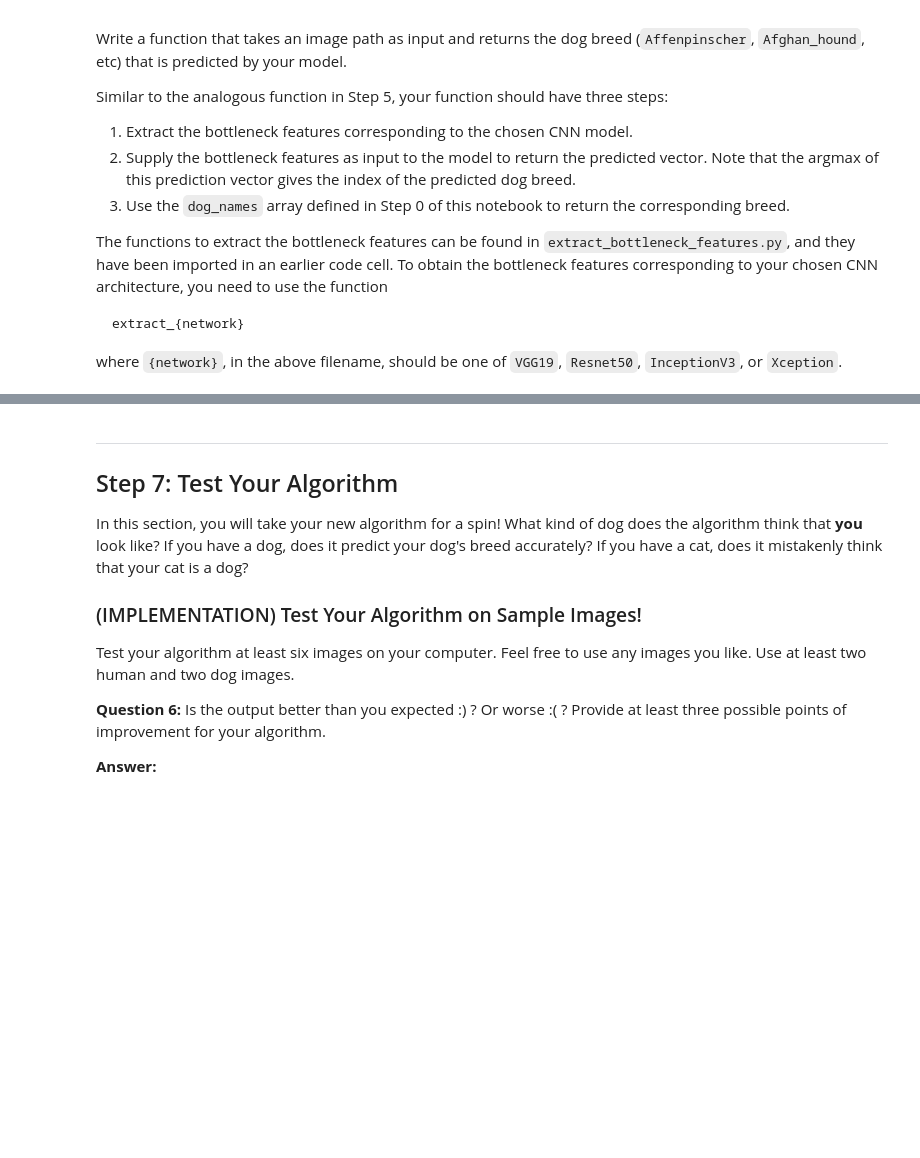
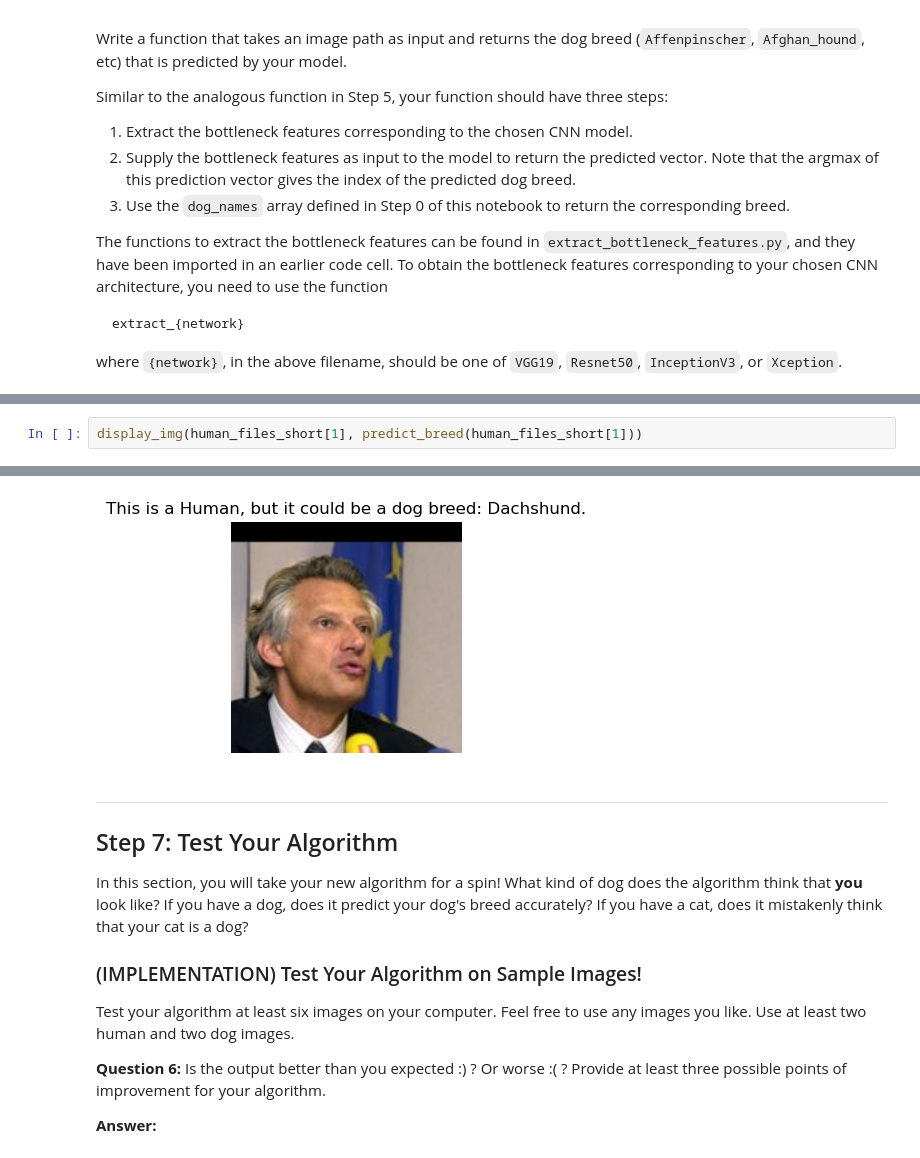
Before and after one commit to mafda/dog_breed_classifier, a Jupyter notebook: src/dog_app.ipynb, the cells around one changed output, grey strips where cells are left out. Drawn from its saved outputs; the diff is of its cells as text; blank space fills up the shorter version.

```diff
--- a/src/dog_app.ipynb
+++ b/src/dog_app.ipynb
@@ -1098,0 +1127,3 @@ This is a Human but you could be a dog breed: rain/119.Petit_basset_griffon_vend
+# %%
+display_img(human_files_short[1], predict_breed(human_files_short[1]))
+# %% [output]
@@ -1099,3 +1131,4 @@ This is a Human but you could be a dog breed: rain/119.Petit_basset_griffon_vend
+[figure, added]
 # %% [markdown]
 ---
 <a id='step7'></a>
```
Also changed, not shown: parts of 17 cells of this notebook.
